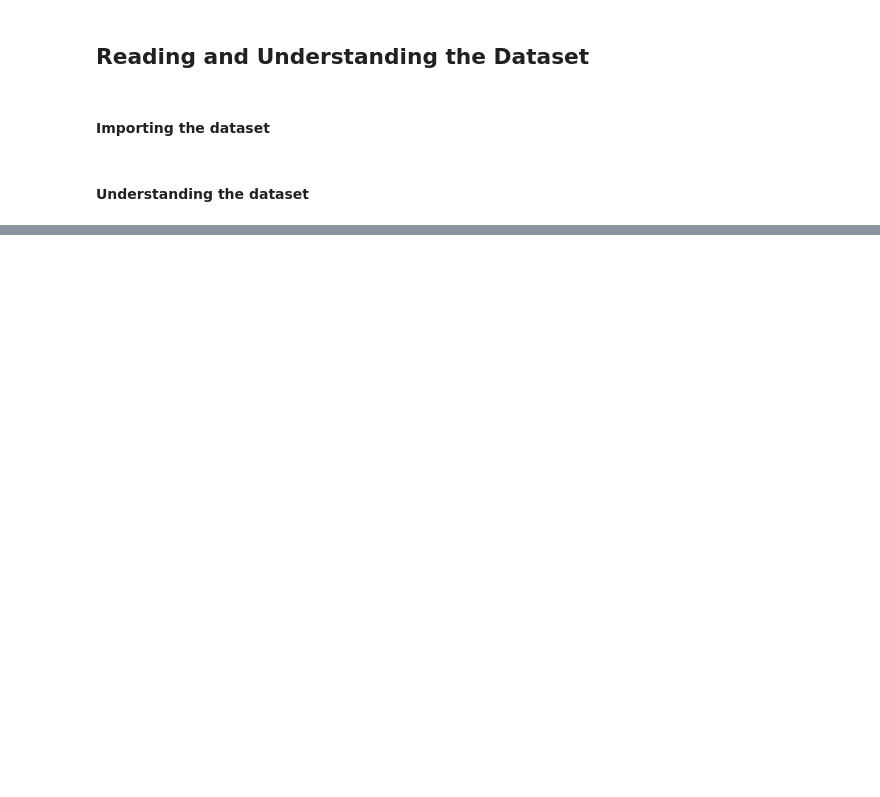
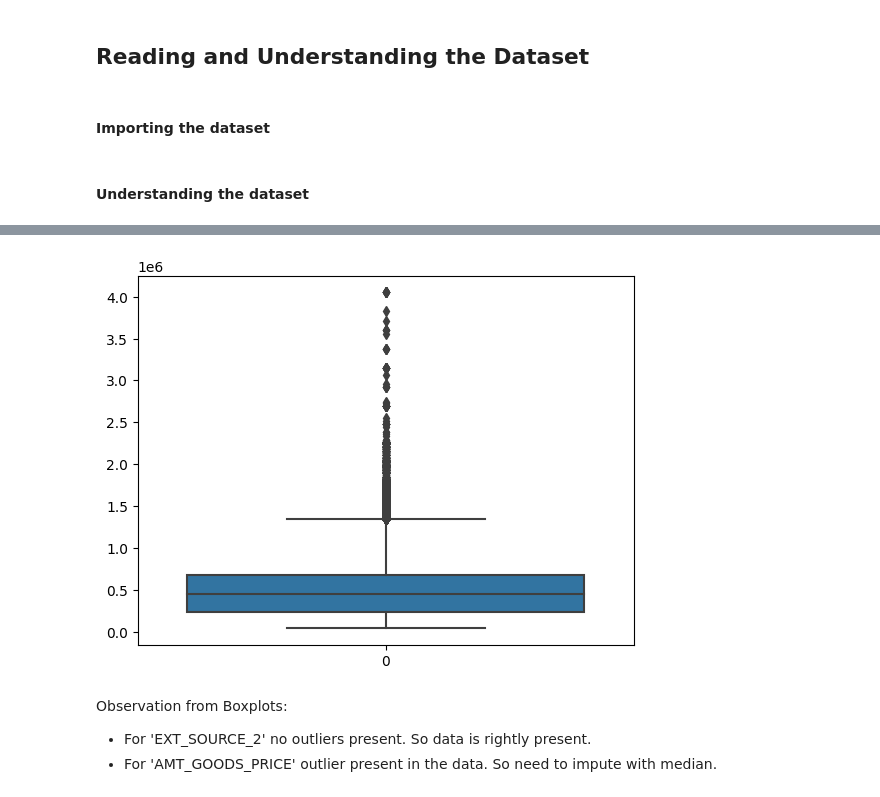
Before and after one commit to chandankumar3it/bank-loan-eda-analysis, a Jupyter notebook: Bank_Loan_Case_Study_EDA.ipynb, the cells around one changed output, grey strips where cells are left out. Cells and saved outputs as stored; diff of their text form; code cells hidden in the pictures; blank space fills up the shorter version.

```diff
--- a/Bank_Loan_Case_Study_EDA.ipynb
+++ b/Bank_Loan_Case_Study_EDA.ipynb
@@ -85,0 +142,11 @@ appData_df.describe()
+# %%
+# Continous varibale - AMT_GOODS_PRICE
+
+sns.boxplot(appData_df['AMT_GOODS_PRICE'])
+plt.show()
+# %% [output]
+[figure, added]
+# %% [markdown]
+Observation from Boxplots:
+*   For 'EXT_SOURCE_2' no outliers present. So data is rightly present.
+*   For 'AMT_GOODS_PRICE' outlier present in the data. So need to impute with median.
```
Also changed, not shown: parts of 37 cells of this notebook.
